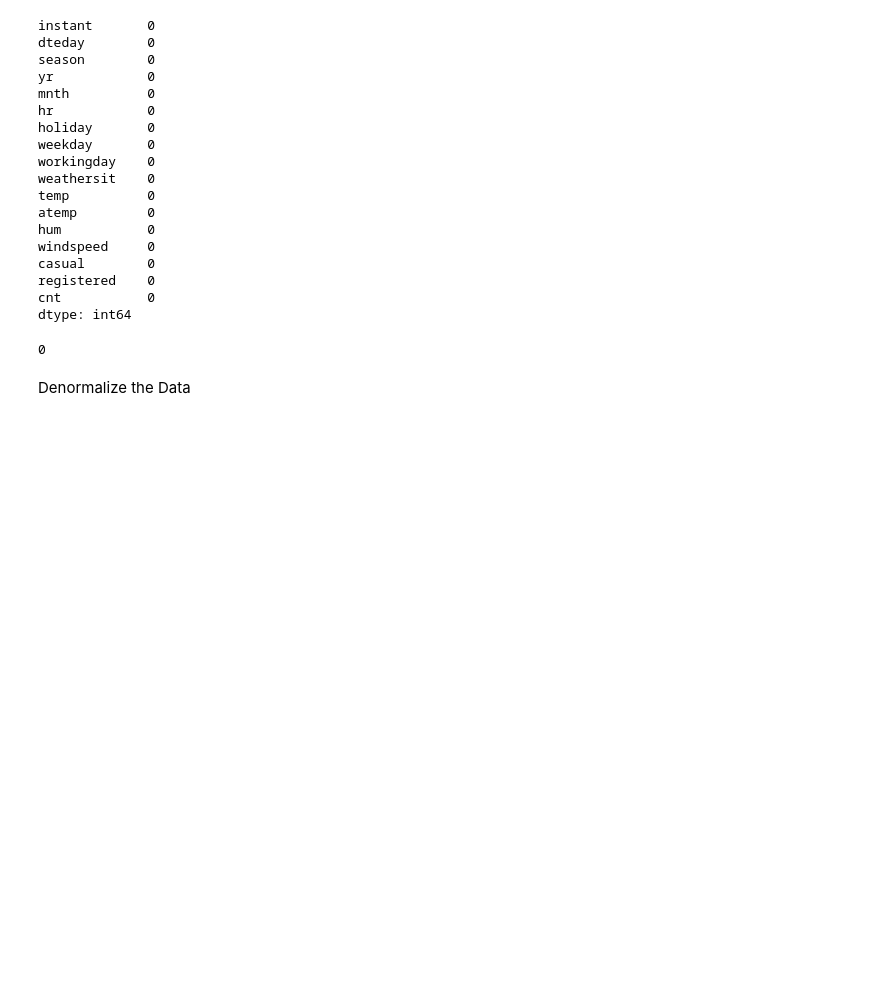
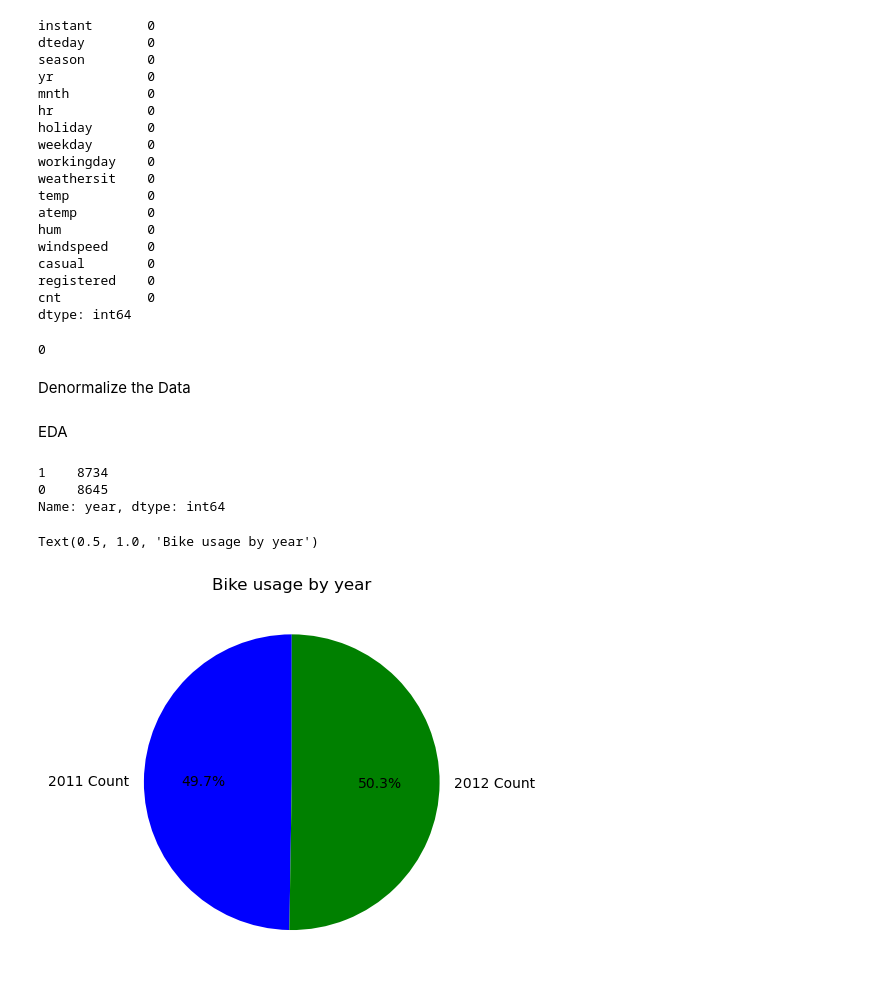
Before and after one commit to MiriamHerrmann/Bike-EDA, a Jupyter notebook: bike_eda.ipynb, the cells around one changed output. Drawn from its saved outputs; the diff is of its cells as text; code cells hidden in the pictures; blank space fills up the shorter version.

Commit message:
EDA Start

```diff
--- a/bike_eda.ipynb
+++ b/bike_eda.ipynb
@@ -120,3 +121,5 @@ hd["feel_temp"] = hd["feel_temp"] * (t_max-t_min) + t_min
 # %%
 #change date from object to date time, timestamp
 hd['date'] = pd.to_datetime(hd['date'])
+# %% [markdown]
+EDA
@@ -122,0 +133,24 @@ hd['date'] = pd.to_datetime(hd['date'])
+# %%
+#use count
+hd['year'].value_counts()
+#change year
+# 0 = 2011
+# 1 = 2012
+# %% [output]
+1    8734
+0    8645
+Name: year, dtype: int64
+# %%
+#pie chart years
+#df.loc
+year_2011 = 8645
+year_2012 = 8734
+
+labels = ['2011 Count', '2012 Count']
+sizes = [year_2011, year_2012]
+colors = ['blue', 'green']
+plt.pie(sizes, labels=labels, colors=colors, autopct='%1.1f%%', startangle=90)
+plt.title('Bike usage by year')
+# %% [output]
+Text(0.5, 1.0, 'Bike usage by year')
+[figure, added]
```
Also changed, not shown: parts of 8 cells of this notebook.
